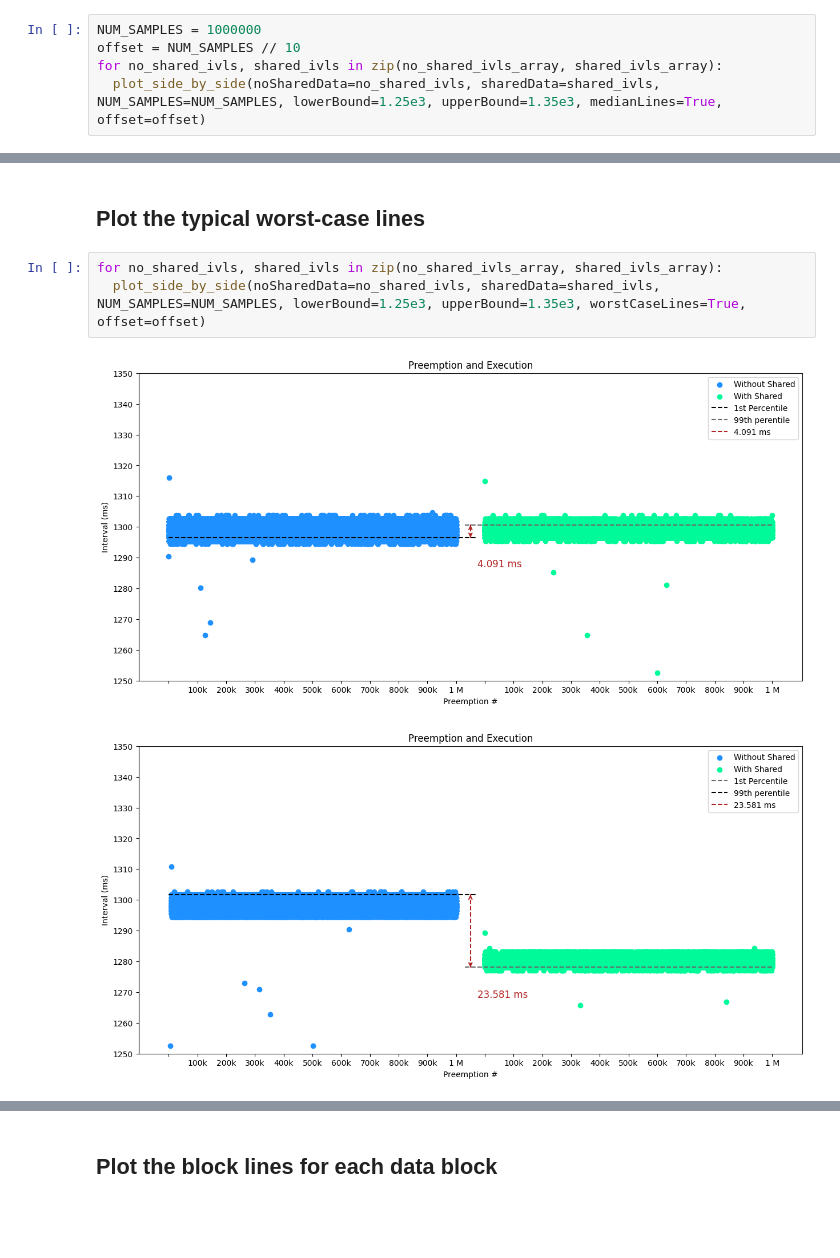
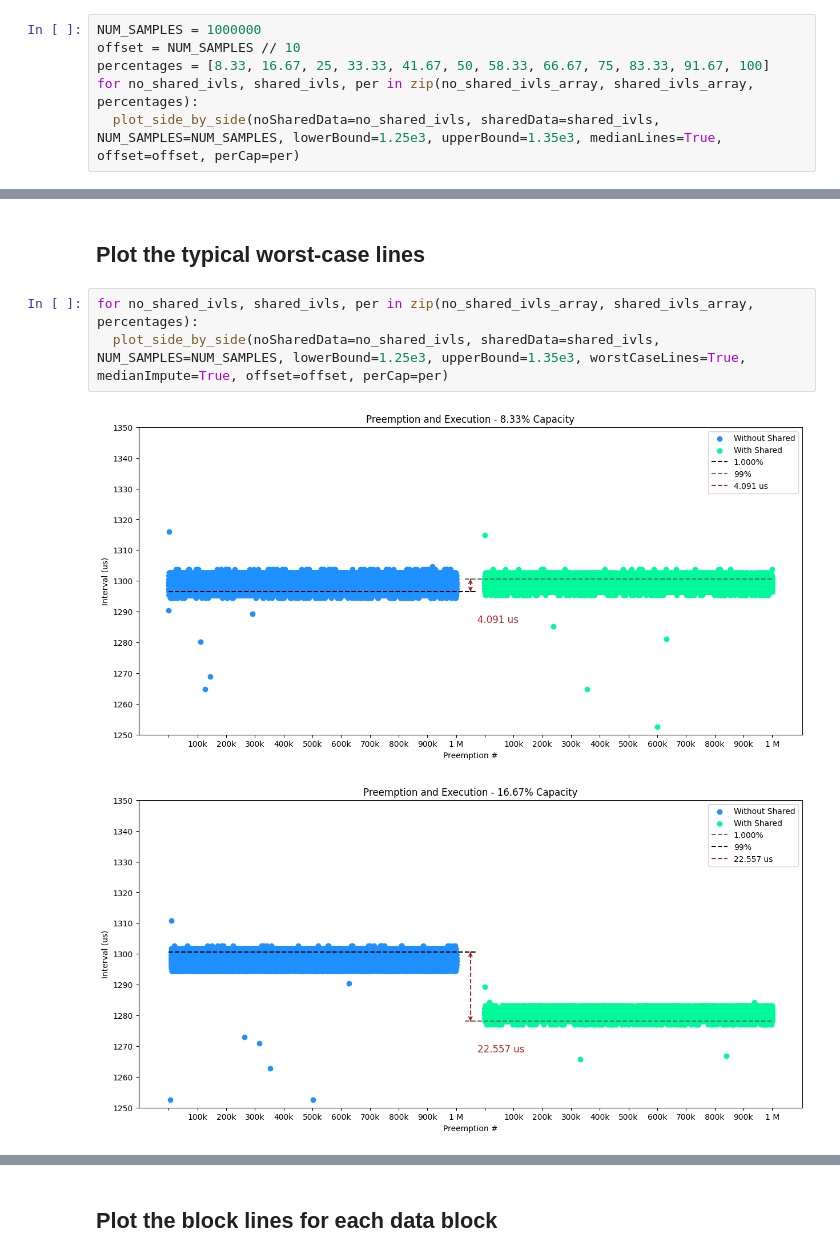
Before and after one commit to alexngUNC/GPU-research, a Jupyter notebook: Preemptions/Xavier/Analysis/DifferingNoShared.ipynb, the cells around one changed output, grey strips where cells are left out. Cells and saved outputs as stored; diff of their text form; blank space fills up the shorter version.

```diff
--- a/Preemptions/Xavier/Analysis/DifferingNoShared.ipynb
+++ b/Preemptions/Xavier/Analysis/DifferingNoShared.ipynb
@@ -66,6 +66,7 @@ for noSharedPath, sharedPath in zip(no_shared_paths, shared_paths):
 # %%
 NUM_SAMPLES = 1000000
 offset = NUM_SAMPLES // 10
-for no_shared_ivls, shared_ivls in zip(no_shared_ivls_array, shared_ivls_array):
-  plot_side_by_side(noSharedData=no_shared_ivls, sharedData=shared_ivls, NUM_SAMPLES=NUM_SAMPLES, lowerBound=1.25e3, upperBound=1.35e3, medianLines=True, offset=offset)
+percentages = [8.33, 16.67, 25, 33.33, 41.67, 50, 58.33, 66.67, 75, 83.33, 91.67, 100]
+for no_shared_ivls, shared_ivls, per in zip(no_shared_ivls_array, shared_ivls_array, percentages):
+  plot_side_by_side(noSharedData=no_shared_ivls, sharedData=shared_ivls, NUM_SAMPLES=NUM_SAMPLES, lowerBound=1.25e3, upperBound=1.35e3, medianLines=True, offset=offset, perCap=per)
 # %% [output]
@@ -84,8 +85,8 @@ for no_shared_ivls, shared_ivls in zip(no_shared_ivls_array, shared_ivls_array):
 # %% [markdown]
 ## Plot the typical worst-case lines
 # %%
-for no_shared_ivls, shared_ivls in zip(no_shared_ivls_array, shared_ivls_array):
-  plot_side_by_side(noSharedData=no_shared_ivls, sharedData=shared_ivls, NUM_SAMPLES=NUM_SAMPLES, lowerBound=1.25e3, upperBound=1.35e3, worstCaseLines=True, offset=offset)
+for no_shared_ivls, shared_ivls, per in zip(no_shared_ivls_array, shared_ivls_array, percentages):
+  plot_side_by_side(noSharedData=no_shared_ivls, sharedData=shared_ivls, NUM_SAMPLES=NUM_SAMPLES, lowerBound=1.25e3, upperBound=1.35e3, worstCaseLines=True, medianImpute=True, offset=offset, perCap=per)
 # %% [output]
-[figure, old version]
+[figure, new version]
-[figure, old version]
+[figure, new version]
```
Also changed, not shown: parts of 3 cells of this notebook, 12 other files.
